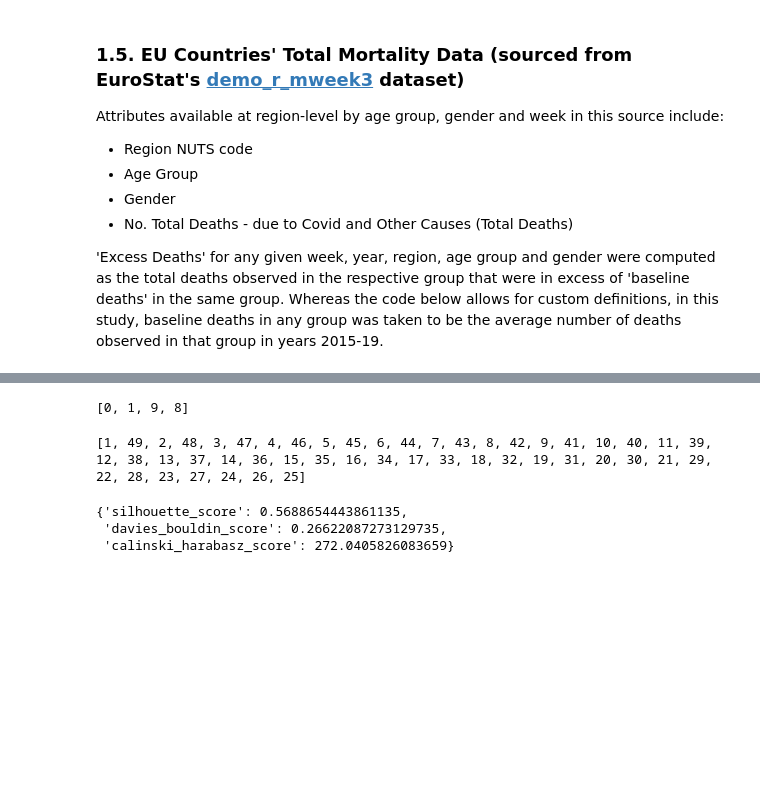
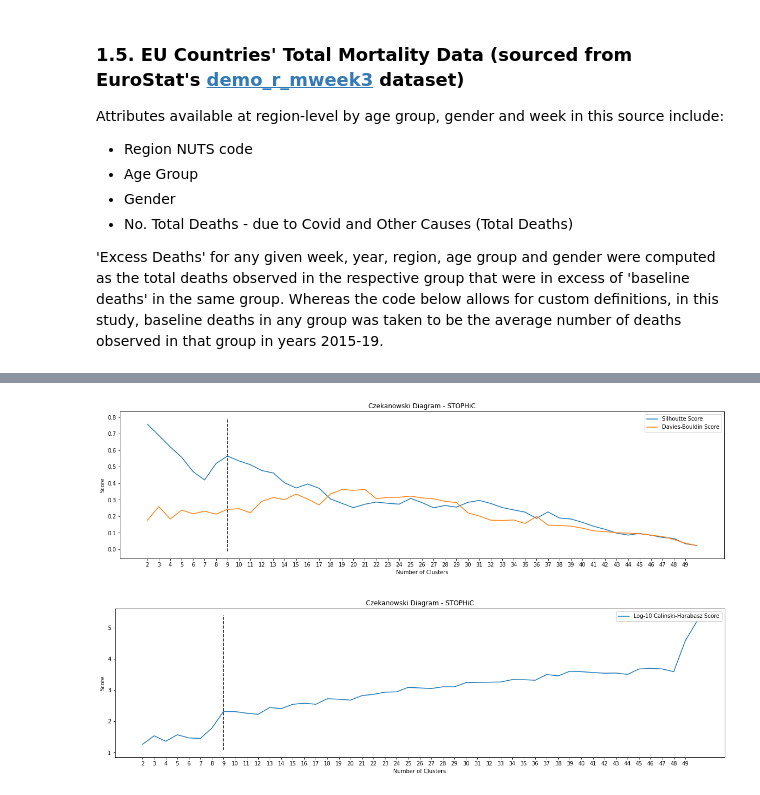
Before and after one commit to hckiang/covid19-proj-kmhhss, a Jupyter notebook: Shashi/Appendix.ipynb, the cells around one changed output, grey strips where cells are left out. Saved outputs shown, nothing was run; the diff lists cells and outputs as text; code cells hidden in the pictures; blank space fills up the shorter version.

```diff
--- a/Shashi/Appendix.ipynb
+++ b/Shashi/Appendix.ipynb
@@ -1233,32 +1201,39 @@ NameError: name 'linkage' is not defined
+# %%
+for threshold in np.flip(czekanowski_dendrogram[0:-1, 2]): # np.flip to match Scipy output
+
+    cluster_labels = sch.fcluster(czekanowski_dendrogram, threshold, 'distance')
+    max_num_clusters = max(cluster_labels)
+
+    eval_dict_param_string = 'n_classes = 9, OLO Seriation, number_clusters = ' + str(max_num_clusters)
+
+    cluster_eval[len(cluster_eval) + 1] = [
+        'Czekanowski Diagram - STOPHiC',
+        eval_dict_param_string,
+        silhouette_score(region_clusters[['population', 'pop_dens']], cluster_labels),
+        davies_bouldin_score(region_clusters[['population', 'pop_dens']], cluster_labels),
+        np.log10(calinski_harabasz_score(region_clusters[['population', 'pop_dens']], cluster_labels))
+    ]
 # %%
-[list(range(10))[x] for x in [0, 1, -1, -2]]
+cluster_eval_df = pd.DataFrame.from_dict(cluster_eval, orient = 'index',
+                       columns = ['Method', 'Parameters', 'Silhoutte Score',
+                                  'Davies-Bouldin Score', 'Log-10 Calinski-Harabasz Score'])
-# %% [output]
-[0, 1, 9, 8]
-# %%
-k = 51
-if k % 2 == 1:
-
-    list1 = list(range(1, k//2 + 1))
-    list2 = list(range(k//2 + 1, k-1))[::-1]
-    print([list1[x//2] if x % 2 == 0 else list2[x//2] for x in range(k-2)])
-
-else:
-
-    list1 = list(range(1, k//2 + 1))
-    list2 = list(range(k//2 + 1, k-1))[::-1]
-    print([list1[x//2] if x % 2 == 0 else list2[x//2] for x in range(k-3)] + [list1[-1]])
-# %% [output]
-[1, 49, 2, 48, 3, 47, 4, 46, 5, 45, 6, 44, 7, 43, 8, 42, 9, 41, 10, 40, 11, 39, 12, 38, 13, 37, 14, 36, 15, 35, 16, 34, 17, 33, 18, 32, 19, 31, 20, 30, 21, 29, 22, 28, 23, 27, 24, 26, 25]
-# %%
-eval_czekanowski = \
-{'silhouette_score':
- silhouette_score(region_clusters[['population', 'pop_dens']], region_clusters['czekanowski_cluster']),
-'davies_bouldin_score':
- davies_bouldin_score(region_clusters[['population', 'pop_dens']], region_clusters['czekanowski_cluster']),
-'calinski_harabasz_score':
- calinski_harabasz_score(region_clusters[['population', 'pop_dens']], region_clusters['czekanowski_cluster'])}
-eval_czekanowski
-# %% [output]
-{'silhouette_score': 0.5688654443861135,
- 'davies_bouldin_score': 0.26622087273129735,
- 'calinski_harabasz_score': 272.0405826083659}
+# %%
+# evaluation measures for Czekanowski Diagram - STOPHiC
+ax = cluster_eval_df.iloc[1:, 2:4].plot(figsize=(20,5), xticks=range(2, 50))
+ymin, ymax = ax.get_ylim()
+ax.vlines(x=9, ymin=ymin, ymax=ymax, colors = 'k', linestyles = 'dashed')
+plt.xlabel('Number of Clusters')
+plt.ylabel('Score')
+plt.title('Czekanowski Diagram - STOPHiC')
+plt.show()
+
+ax = cluster_eval_df.iloc[1:, 4:5].plot(figsize=(20,5), xticks=range(2, 50))
+ymin, ymax = ax.get_ylim()
+ax.vlines(x=9, ymin=ymin, ymax=ymax, colors = 'k', linestyles = 'dashed')
+plt.xlabel('Number of Clusters')
+plt.ylabel('Score')
+plt.title('Czekanowski Diagram - STOPHiC')
+plt.show()
+# %% [output]
+[figure, added]
+[figure, added]
```
Also changed, not shown: parts of 93 cells of this notebook, 22 other files.
